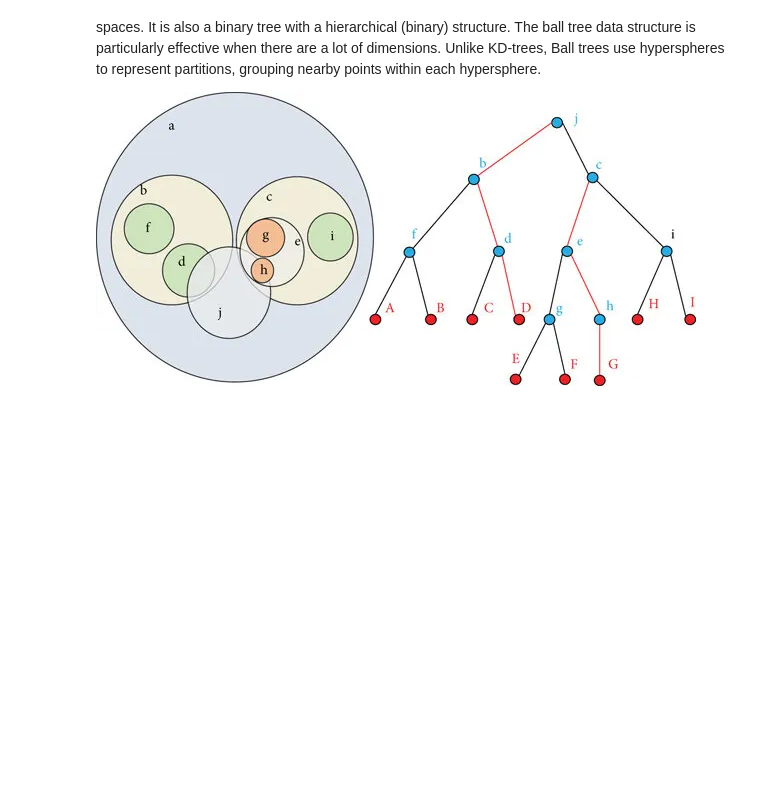
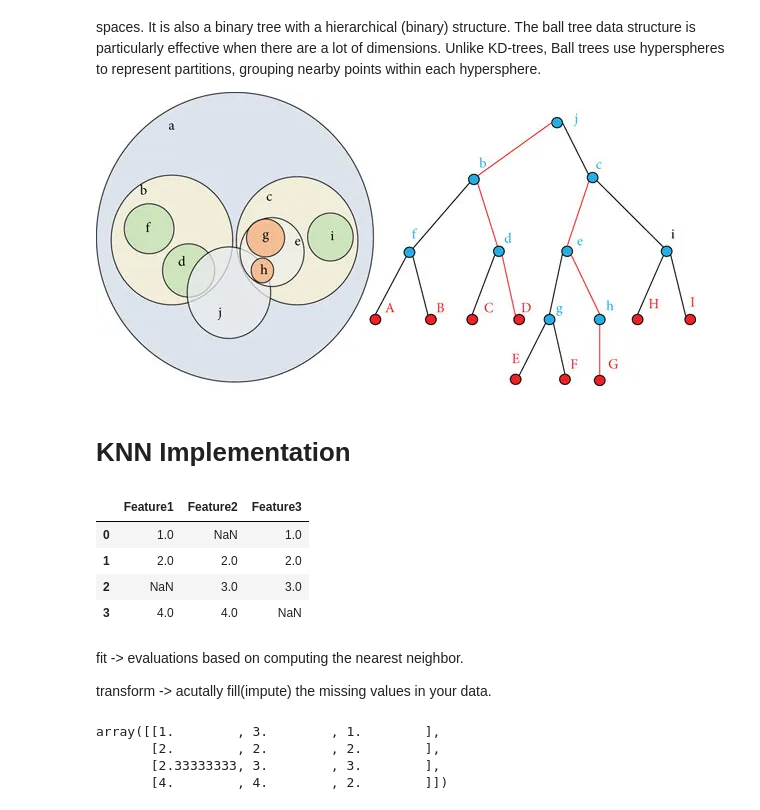
Before and after one commit to Rishabh9559/Data_science, a Jupyter notebook: Phase 2: Machine Learning for Data Science/KNN_Stack_Boosting/KNN_Stacking_Boosting_Algoritham.ipynb, the cells around one changed output. Cells and saved outputs as stored; diff of their text form; code cells hidden in the pictures; blank space fills up the shorter version.

```diff
--- a/Phase 2: Machine Learning for Data Science/KNN_Stack_Boosting/KNN_Stacking_Boosting_Algoritham.ipynb
+++ b/Phase 2: Machine Learning for Data Science/KNN_Stack_Boosting/KNN_Stacking_Boosting_Algoritham.ipynb
@@ -127,3 +127,5 @@ It is a tree-based data structure designed for organizing and querying points in
 
 
 ![image.png](embedded-picture-1)
+# %% [markdown]
+# KNN Implementation
@@ -129,0 +135,20 @@ It is a tree-based data structure designed for organizing and querying points in
+# %%
+data = {
+    'Feature1' : [1.0, 2.0, np.nan, 4.0],
+    'Feature2' : [np.nan, 2.0, 3.0, 4.0],
+    'Feature3' : [1.0, 2.0, 3.0, np.nan]
+}
+
+dataframe = pd.DataFrame(data)
+# %%
+dataframe
+# %% [output]
+|  | Feature1 | Feature2 | Feature3 |
+| 0 | 1.0 | NaN | 1.0 |
+| 1 | 2.0 | 2.0 | 2.0 |
+| 2 | NaN | 3.0 | 3.0 |
+| 3 | 4.0 | 4.0 | NaN |
+# %% [markdown]
+fit -> evaluations based on computing the nearest neighbor.
+
+transform -> acutally fill(impute) the missing values in your data.
@@ -129,0 +159,7 @@ It is a tree-based data structure designed for organizing and querying points in
+# %%
+dataframe_imputed
+# %% [output]
+array([[1.        , 3.        , 1.        ],
+       [2.        , 2.        , 2.        ],
+       [2.33333333, 3.        , 3.        ],
+       [4.        , 4.        , 2.        ]])
```
Also changed, not shown: parts of 2 cells of this notebook.
